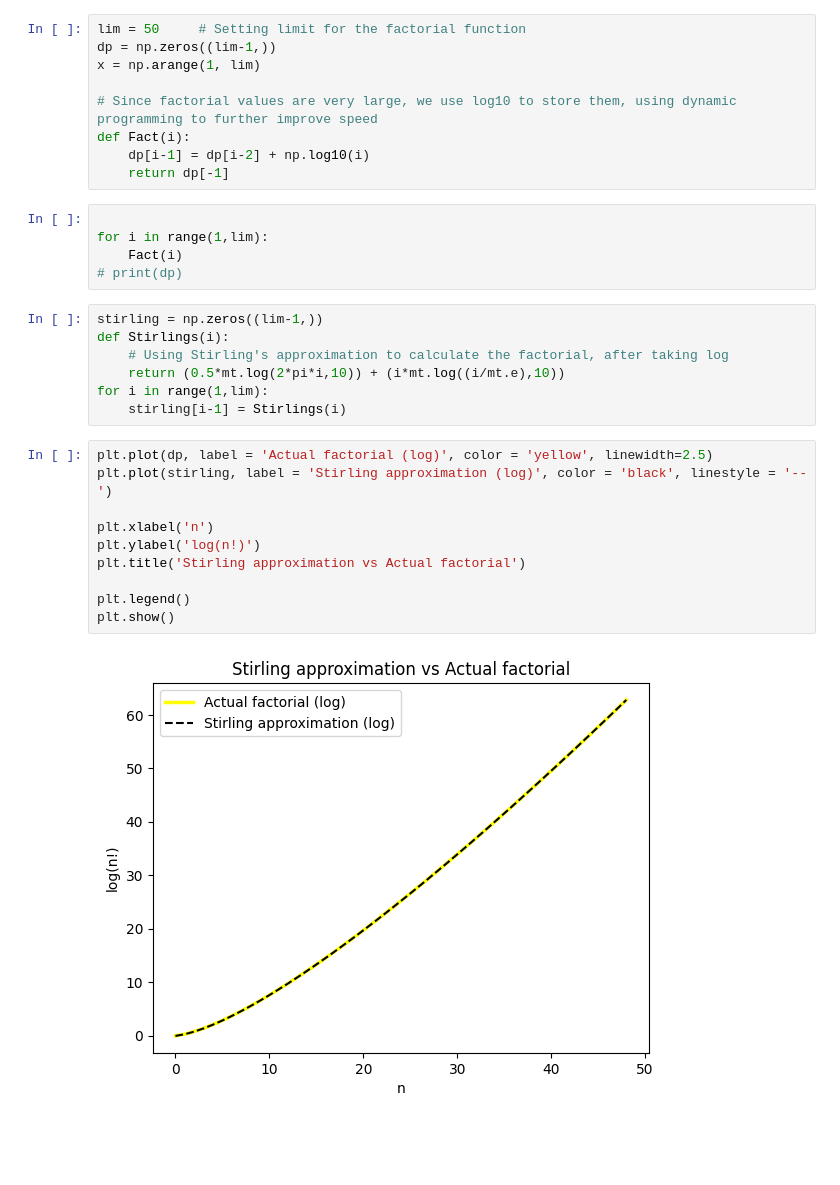
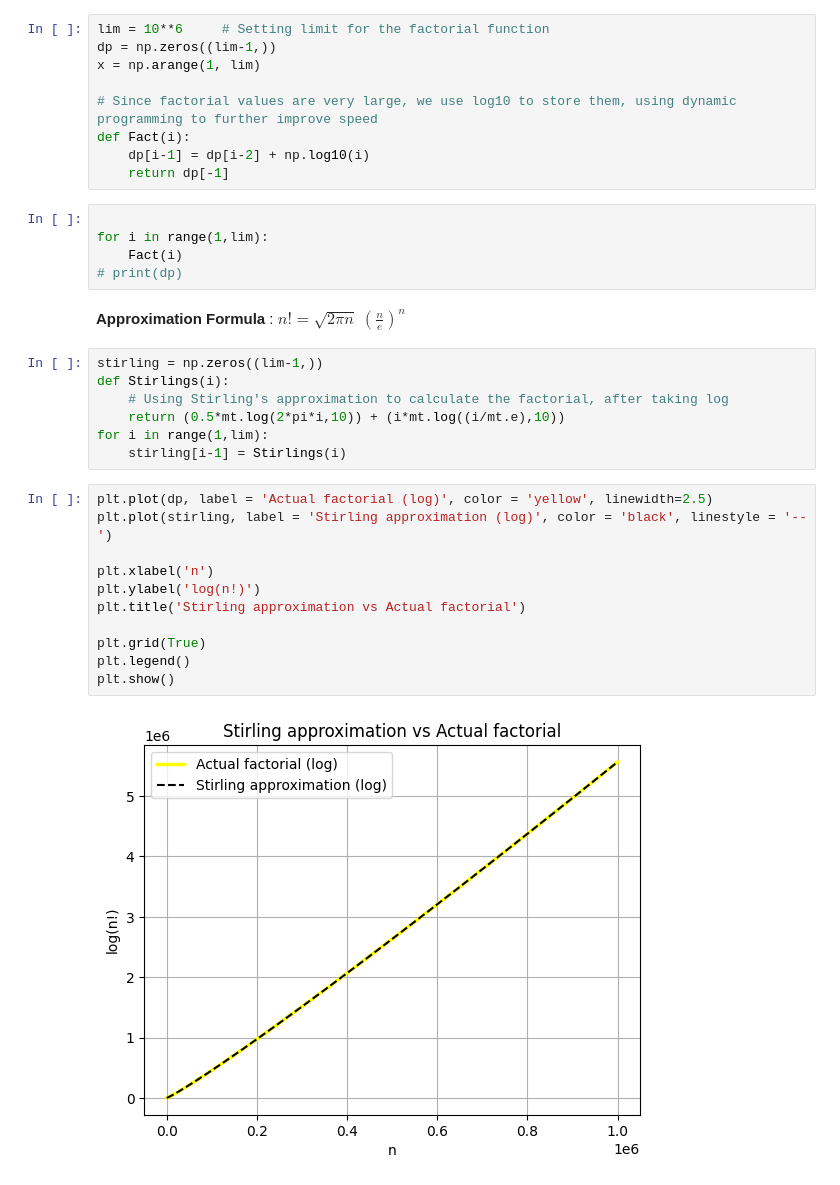
Before and after one commit to aravindsomaraj/Computational-Methods-and-Applications, a Jupyter notebook: Lab1/Question1.ipynb, the cells around one changed output. Saved outputs shown, nothing was run; the diff lists cells and outputs as text; blank space fills up the shorter version.

```diff
--- a/Lab1/Question1.ipynb
+++ b/Lab1/Question1.ipynb
@@ -4,7 +8,7 @@ import matplotlib.pyplot as plt
 import math as mt
 from math import factorial, sqrt, pi, exp
 # %%
-lim = 50     # Setting limit for the factorial function
+lim = 10**6     # Setting limit for the factorial function
 dp = np.zeros((lim-1,))
 x = np.arange(1, lim)
 
@@ -17,6 +21,8 @@ def Fact(i):
 for i in range(1,lim):
     Fact(i)
 # print(dp)
+# %% [markdown]
+**Approximation Formula** : $n! = \sqrt{2 \pi n} \ {(\frac{n}{e})}^n$
 # %%
 stirling = np.zeros((lim-1,))
 def Stirlings(i):
@@ -27,12 +33,13 @@ for i in range(1,lim):
 # %%
 plt.plot(dp, label = 'Actual factorial (log)', color = 'yellow', linewidth=2.5)
 plt.plot(stirling, label = 'Stirling approximation (log)', color = 'black', linestyle = '--')
 
 plt.xlabel('n')
 plt.ylabel('log(n!)')
 plt.title('Stirling approximation vs Actual factorial')
 
+plt.grid(True)
 plt.legend()
 plt.show()
 # %% [output]
-[figure, old version]
+[figure, new version]
```
Also changed, not shown: parts of 1 cell of this notebook, 6 other files.
